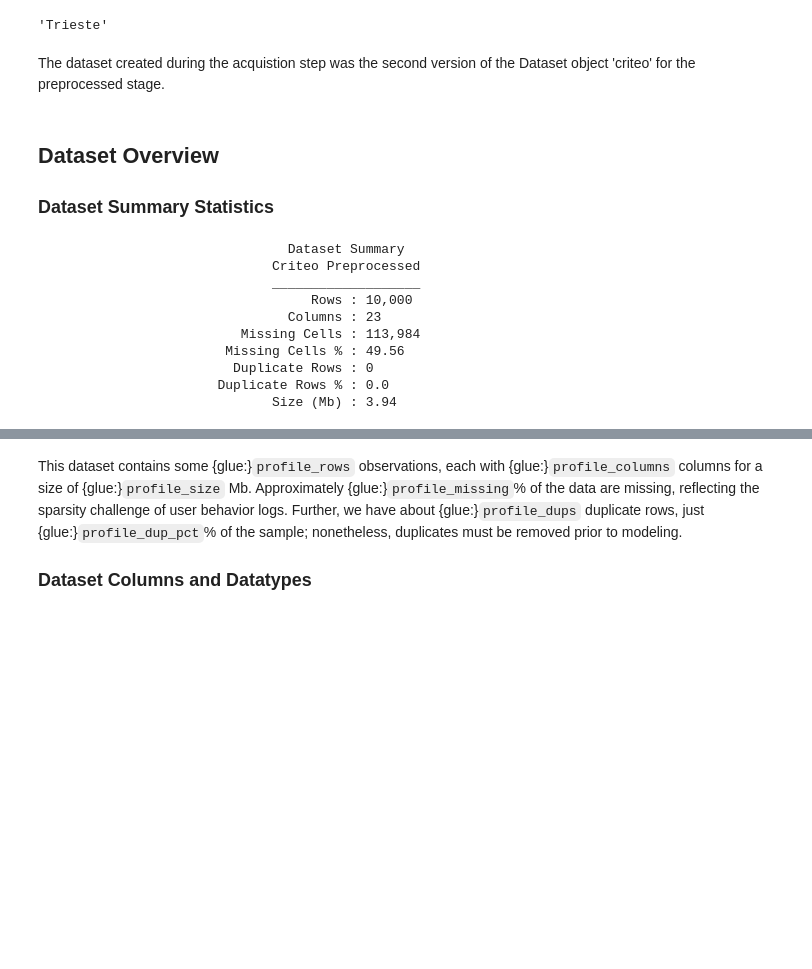
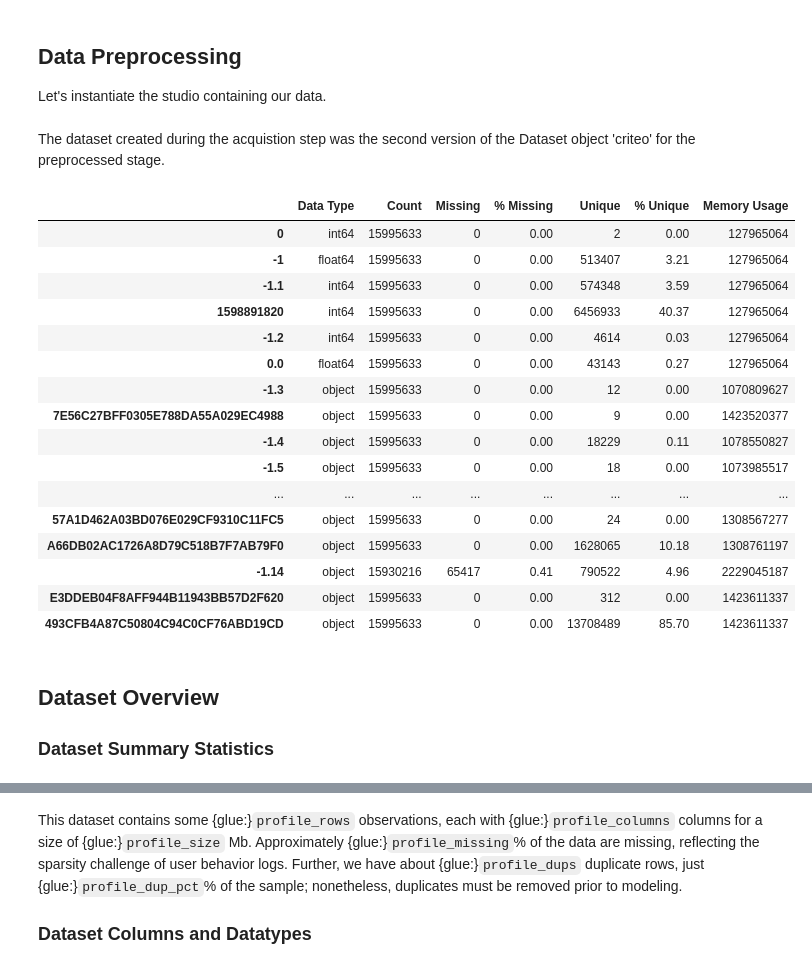
Before and after one commit to john-james-ai/cvr, a Jupyter notebook: notebooks/22_methods_data_preprocessing.ipynb, the cells around one changed output, grey strips where cells are left out. Saved outputs shown, nothing was run; the diff lists cells and outputs as text; code cells hidden in the pictures; blank space fills up the shorter version.

```diff
--- a/notebooks/22_methods_data_profile.ipynb
+++ b/notebooks/22_methods_data_preprocessing.ipynb
@@ -34,26 +18,31 @@ As a first step, let's get the current lab which was set during the acquisition
-# %%
-wsm = Project()
-lab = wsm.get_current_lab()
-lab.name
-# %% [output]
-'Trieste'
+# %% [markdown]
+## Data Preprocessing
+Let's instantiate the studio containing our data.
+# %%
+studio = Atelier(name='incept')
+dataset = studio.get_asset_by_aid(aid='0003')
 # %% [markdown]
 The dataset created during the acquistion step was the second version of the Dataset object 'criteo' for the preprocessed stage.
-# %%
-dataset  = lab.get_dataset(name='criteo', stage='preprocessed', version=2)
+# %%
+dataset.info
+# %% [output]
+|  | Data Type | Count | Missing | % Missing | Unique | % Unique | Memory Usage |
+| 0 | int64 | 15995633 | 0 | 0.00 | 2 | 0.00 | 127965064 |
+| -1 | float64 | 15995633 | 0 | 0.00 | 513407 | 3.21 | 127965064 |
+| -1.1 | int64 | 15995633 | 0 | 0.00 | 574348 | 3.59 | 127965064 |
+| 1598891820 | int64 | 15995633 | 0 | 0.00 | 6456933 | 40.37 | 127965064 |
+| -1.2 | int64 | 15995633 | 0 | 0.00 | 4614 | 0.03 | 127965064 |
+| 0.0 | float64 | 15995633 | 0 | 0.00 | 43143 | 0.27 | 127965064 |
+| -1.3 | object | 15995633 | 0 | 0.00 | 12 | 0.00 | 1070809627 |
+| 7E56C27BFF0305E788DA55A029EC4988 | object | 15995633 | 0 | 0.00 | 9 | 0.00 | 1423520377 |
+| -1.4 | object | 15995633 | 0 | 0.00 | 18229 | 0.11 | 1078550827 |
+| -1.5 | object | 15995633 | 0 | 0.00 | 18 | 0.00 | 1073985517 |
+| ... | ... | ... | ... | ... | ... | ... | ... |
+| 57A1D462A03BD076E029CF9310C11FC5 | object | 15995633 | 0 | 0.00 | 24 | 0.00 | 1308567277 |
+| A66DB02AC1726A8D79C518B7F7AB79F0 | object | 15995633 | 0 | 0.00 | 1628065 | 10.18 | 1308761197 |
+| -1.14 | object | 15930216 | 65417 | 0.41 | 790522 | 4.96 | 2229045187 |
+| E3DDEB04F8AFF944B11943BB57D2F620 | object | 15995633 | 0 | 0.00 | 312 | 0.00 | 1423611337 |
+| 493CFB4A87C50804C94C0CF76ABD19CD | object | 15995633 | 0 | 0.00 | 13708489 | 85.70 | 1423611337 |
 # %% [markdown]
 ## Dataset Overview
 ### Dataset Summary Statistics
-# %%
-summary = dataset.profile.summary
-# %% [output]
-                                Dataset Summary
-                              Criteo Preprocessed
-                              ___________________
-                                   Rows : 10,000
-                                Columns : 23
-                          Missing Cells : 113,984
-                        Missing Cells % : 49.56
-                         Duplicate Rows : 0
-                       Duplicate Rows % : 0.0
-                              Size (Mb) : 3.94
```
Also changed, not shown: parts of 5 cells of this notebook, 17 other files.
